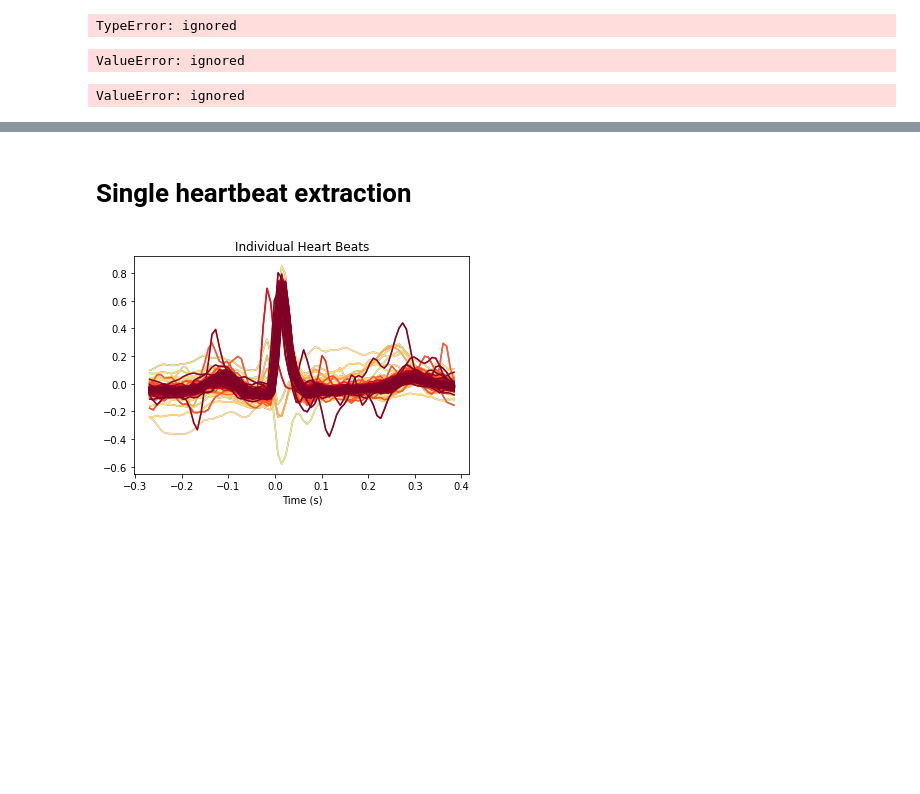
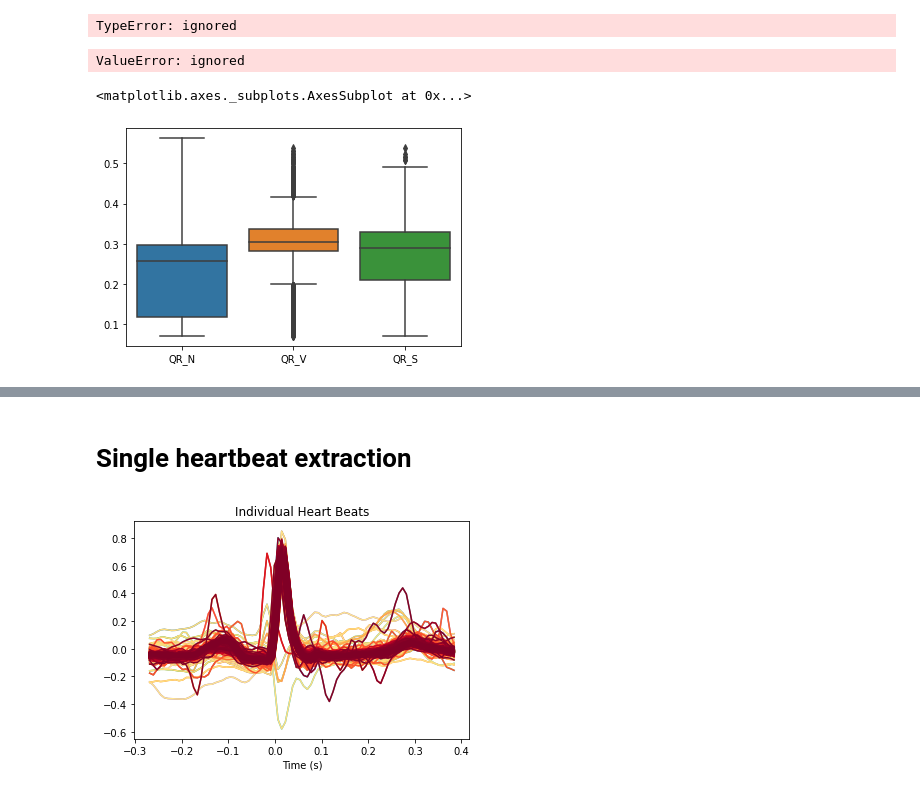
Before and after one commit to romano-francesco/applied-ai-in-biomedicine-ECG-classifier, a Jupyter notebook: Data_Loading_and_Exploration_v2.ipynb, the cells around one changed output, grey strips where cells are left out. Drawn from its saved outputs; the diff is of its cells as text; code cells hidden in the pictures; blank space fills up the shorter version.

```diff
--- a/Data_Loading_and_Exploration_v2.ipynb
+++ b/Data_Loading_and_Exploration_v2.ipynb
@@ -339,8 +339,9 @@ sns.boxplot(data=df)
 # %% [output]
 ValueError: ignored
 # %%
-df1 = pd.DataFrame({'QR_N': QR_N[0:len(QR_S)], 'QR_V': QR_V[0:len(QR_S)], 'QR_S': QR_S})
+df1 = pd.DataFrame({'QR_N': QR_N[0:len(QR_V)], 'QR_V': QR_V, 'QR_S': QR_S[0:len(QR_V)]})
 sns.boxplot(data = df1)
 # %% [output]
-ValueError: ignored
+<matplotlib.axes._subplots.AxesSubplot at 0x...>
+[figure, added]
 # %%
```
Also changed, not shown: parts of 2 cells of this notebook.
